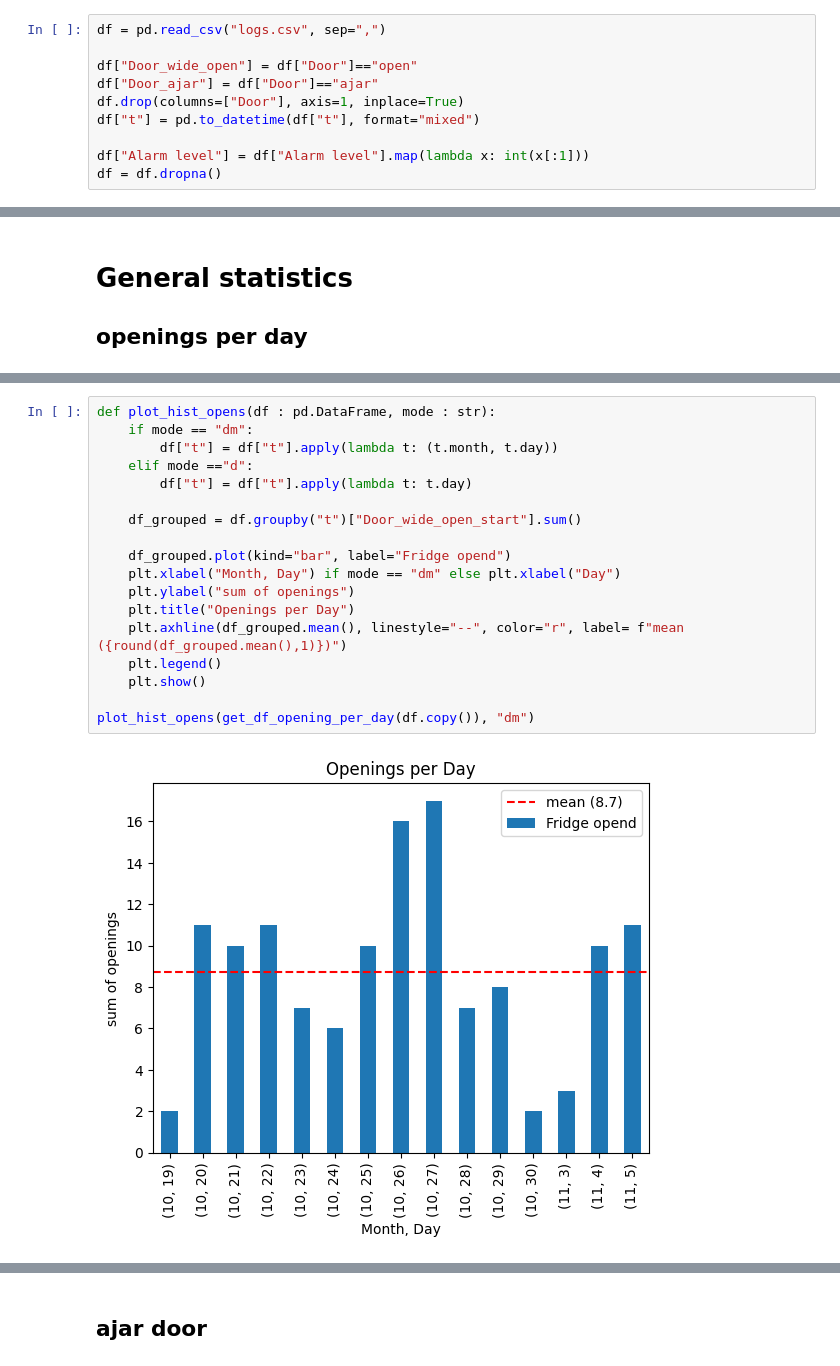
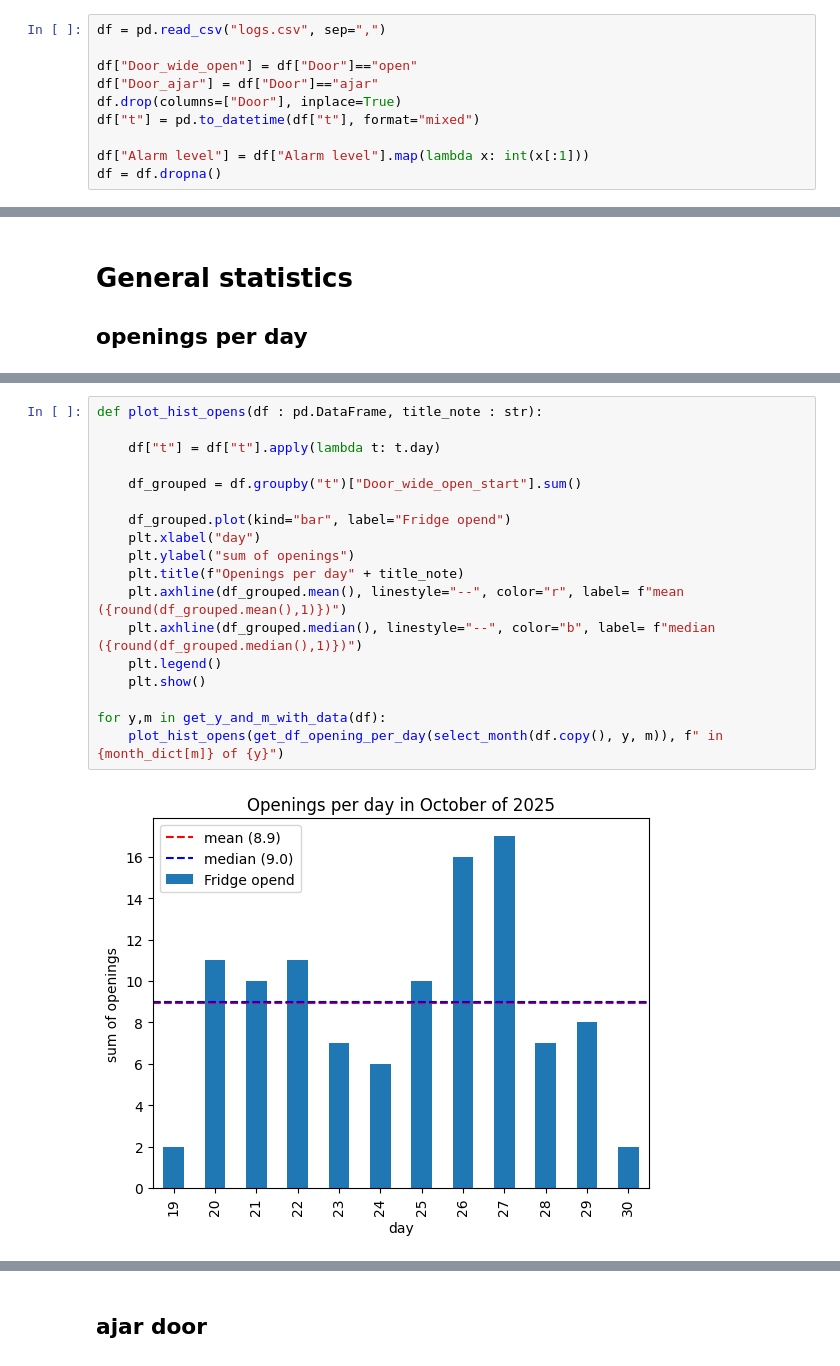
Before and after one commit to DamianAtlass/fridge-sensor, a Jupyter notebook: plotting.ipynb, the cells around one changed output, grey strips where cells are left out. Drawn from its saved outputs; the diff is of its cells as text.

Commit message:
update plotting

```diff
--- a/plotting.ipynb
+++ b/plotting.ipynb
@@ -11,7 +11,7 @@ df = pd.read_csv("logs.csv", sep=",")
 
 df["Door_wide_open"] = df["Door"]=="open"
 df["Door_ajar"] = df["Door"]=="ajar"
-df.drop(columns=["Door"], axis=1, inplace=True)
+df.drop(columns=["Door"], inplace=True)
 df["t"] = pd.to_datetime(df["t"], format="mixed")
 
 df["Alarm level"] = df["Alarm level"].map(lambda x: int(x[:1]))
@@ -36,20 +76,20 @@ def get_df_opening_per_day(df: pd.DataFrame) -> pd.DataFrame:
 # %%
-def plot_hist_opens(df : pd.DataFrame, mode : str):
-    if mode == "dm":
-        df["t"] = df["t"].apply(lambda t: (t.month, t.day))
-    elif mode =="d":
-        df["t"] = df["t"].apply(lambda t: t.day)
+def plot_hist_opens(df : pd.DataFrame, title_note : str):
+
+    df["t"] = df["t"].apply(lambda t: t.day)
 
     df_grouped = df.groupby("t")["Door_wide_open_start"].sum()
 
     df_grouped.plot(kind="bar", label="Fridge opend")
-    plt.xlabel("Month, Day") if mode == "dm" else plt.xlabel("Day")
+    plt.xlabel("day")
     plt.ylabel("sum of openings")
-    plt.title("Openings per Day")
+    plt.title(f"Openings per day" + title_note)
     plt.axhline(df_grouped.mean(), linestyle="--", color="r", label= f"mean ({round(df_grouped.mean(),1)})")
+    plt.axhline(df_grouped.median(), linestyle="--", color="b", label= f"median ({round(df_grouped.median(),1)})")
     plt.legend()
     plt.show()
 
-plot_hist_opens(get_df_opening_per_day(df.copy()), "dm")
+for y,m in get_y_and_m_with_data(df):
+    plot_hist_opens(get_df_opening_per_day(select_month(df.copy(), y, m)), f" in {month_dict[m]} of {y}")
 # %% [output]
-[figure, old version]
+[figure, new version]
```
Also changed, not shown: parts of 6 cells of this notebook, 1 other file.
